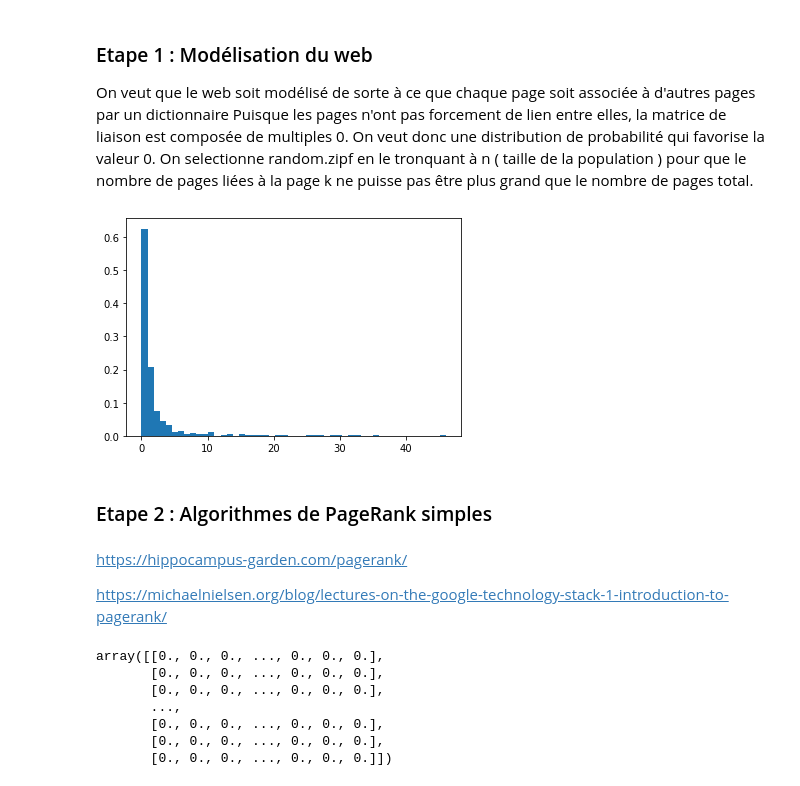
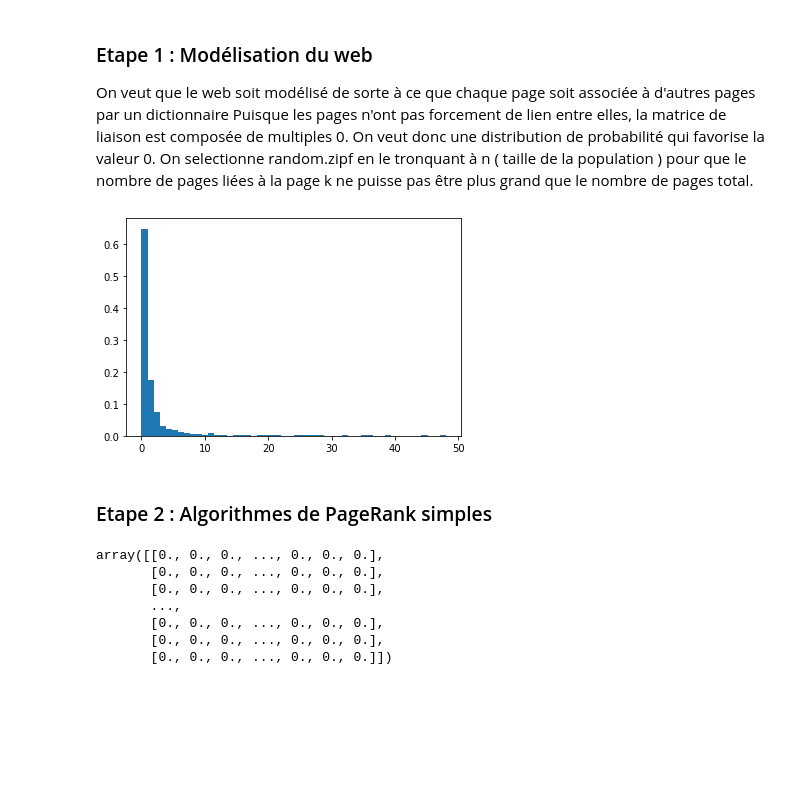
Before and after one commit to LouiseBlart/PageRank-MapReduce-2021, a Jupyter notebook: PageRank MapReduce.ipynb, the cells around one changed output. Cells and saved outputs as stored; diff of their text form; code cells hidden in the pictures; blank space fills up the shorter version.

```diff
--- a/PageRank MapReduce.ipynb
+++ b/PageRank MapReduce.ipynb
@@ -67,12 +37,11 @@ On veut que le web soit modélisé de sorte à ce que chaque page soit associée
 Puisque les pages n'ont pas forcement de lien entre elles, la matrice de liaison est composée de multiples 0. On veut donc une distribution de probabilité qui favorise la valeur 0. On selectionne random.zipf en le tronquant à n ( taille de la population ) pour que le nombre de pages liées à la page k ne puisse pas être plus grand que le nombre de pages total.
 # %%
 # Distribution de la fonction random.zipf(2,1000)
-a = 2. # parameter
-s = np.random.zipf(a, 1000)-1
+s = np.random.zipf(2, 1000)-1
 count, bins, ignored = plt.hist(s[s<50], 50, density=True)
 plt.show()
 # %% [output]
-[figure, old version]
+[figure, new version]
 # %%
 class web:
     '''
@@ -121,9 +97,5 @@ g=random_web(3000)
 # %% [markdown]
 ### Etape 2 : Algorithmes de PageRank simples
-# %% [markdown]
-https://hippocampus-garden.com/pagerank/
-
-https://michaelnielsen.org/blog/lectures-on-the-google-technology-stack-1-introduction-to-pagerank/
 # %%
 def get_matrice (g):
     '''
```
Also changed, not shown: parts of 46 cells of this notebook.
